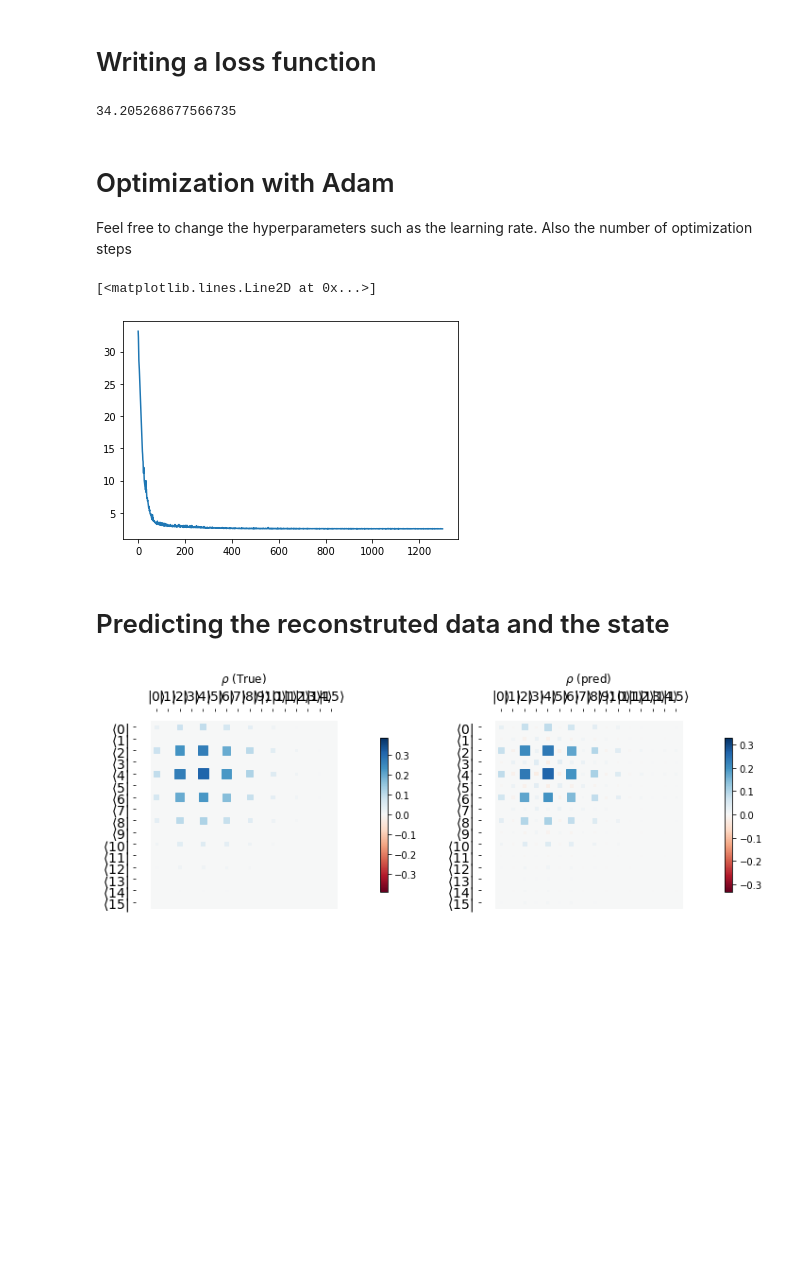
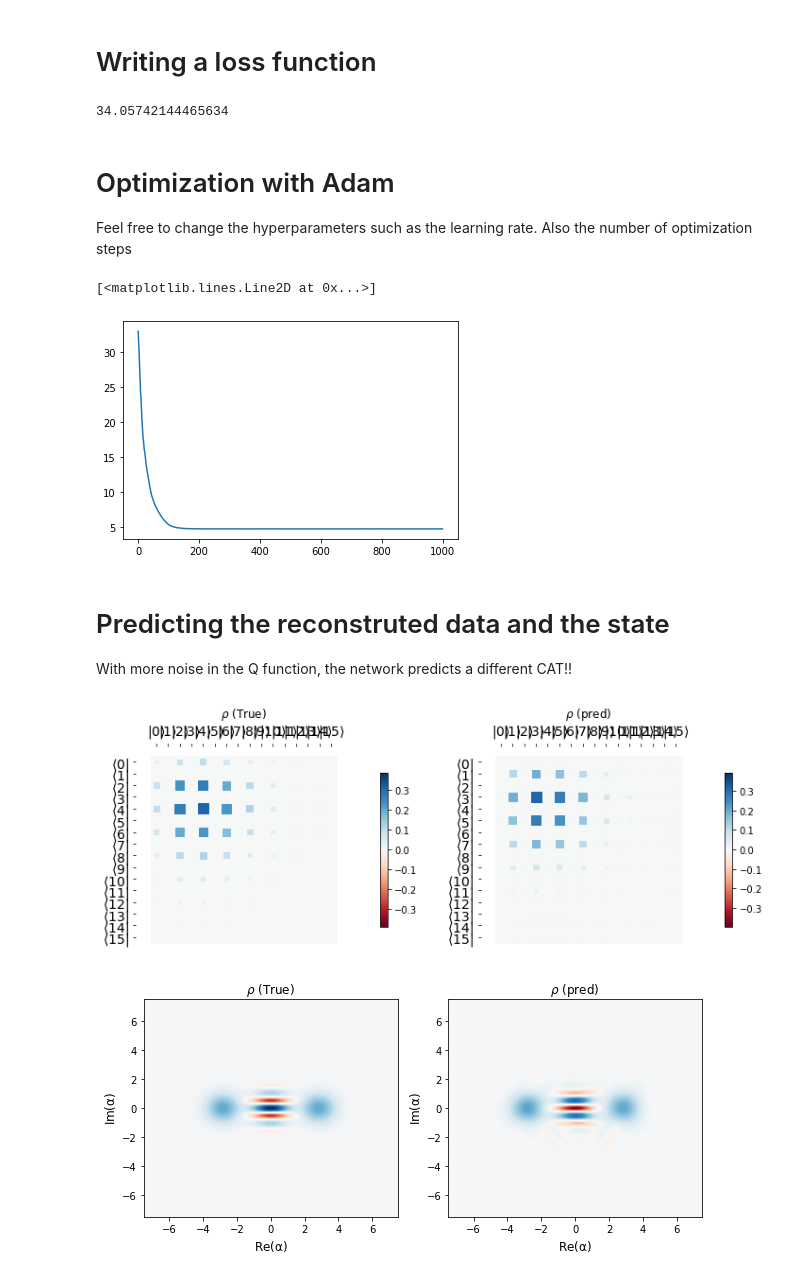
Before and after one commit to quantshah/qst-cgan, a Jupyter notebook: examples/nn-qst-with-jax.ipynb, the cells around one changed output. Saved outputs shown, nothing was run; the diff lists cells and outputs as text; code cells hidden in the pictures; blank space fills up the shorter version.

```diff
--- a/examples/nn-qst-with-jax.ipynb
+++ b/examples/nn-qst-with-jax.ipynb
@@ -98,7 +98,7 @@ where $|\beta_i \rangle $ are coherent states written in the Fock basis.
 grid = 32
 
 xvec = np.linspace(-5, 5, grid)
-yvec = np.linspace(-3, 3, grid)
+yvec = np.linspace(-5, 5, grid)
 
 X, Y = np.meshgrid(xvec, yvec)
 
@@ -123,7 +123,7 @@ plt.show()
 # %% [markdown]
 # Data from sampling/adding Gaussian noise to the measured expectation values
 # %%
-data = quasi_probabilities + np.random.uniform(-0.005, 0.005,
+data = quasi_probabilities + np.random.uniform(-0.009, 0.009,
                                                  size=len(quasi_probabilities))
 # %%
 fig, ax = plt.subplots(1, 2, figsize=(10, 4), sharex=True, sharey=True)
@@ -231,14 +233,19 @@ params = model_forward.init(next(rng_seq), data)
 # %% [markdown]
 # Writing a loss function
 # %%
-def mean_squared_error(y_pred, y):
+def absolute_error(y_pred, y):
     """
-    Mean absolute error between two list of vectors
+    Squared error
 
     Args:
         y_pred, y (ndarray): Two arrays of shape (k, n) with k different vectors each sized n.
     """
-    return jnp.mean((y - y_pred)**2)
+    return jnp.sum(jnp.abs(y - y_pred))
+
+
+@jit
+def cos_sim(y_true, y_pred):
+    return -jnp.sum(y_true * y_pred, axis=-1)
 
 
 @jit
@@ -256,20 +263,19 @@ def loss_fn(params, d, ops):
     rho_predicted = model_forward.apply(params, d)
     data_predicted = expectation(rho_predicted, ops)
     loss = absolute_error(d, data_predicted)
-
-    return loss + 0.001*jnp.sum(jnp.abs(rho_predicted))
+    return loss + 0.01*jnp.sum(jnp.abs(rho_predicted))
 
 
 print(loss_fn(params, data, ops_jax))
 # %% [output]
-34.205268677566735
+34.05742144465634
 # %% [markdown]
 # Optimization with Adam
 
 Feel free to change the hyperparameters such as the learning rate. Also the number
 of optimization steps
 # %%
-optimizer = optax.adam(2e-4, 0.5, 0.5)
+optimizer = optax.adam(2e-4, 0.9, 0.9)
 opt_state = optimizer.init(params)
 
 @jax.jit
@@ -293,20 +299,33 @@ for step in tqdm(range(1000)):
 plt.plot(loss_hist)
 # %% [output]
 [<matplotlib.lines.Line2D at 0x...>]
-[figure, old version]
+[figure, new version]
 # %%
 rho_predicted = model_forward.apply(params, data)
 data_predicted = expectation(rho_predicted, ops_jax)
 rho_predicted = Qobj(np.array(rho_predicted))
 # %% [markdown]
 # Predicting the reconstruted data and the state
+
+With more noise in the Q function, the network predicts a different CAT!!
 # %%
 fig, ax = plt.subplots(1, 2, figsize=(12, 4))
 
 hinton(rho_true, ax=ax[0])
 hinton(rho_predicted, ax=ax[1])
 ax[0].set_title(r"$\rho$ (True)")
 ax[1].set_title(r"$\rho$ (pred)")
 plt.show()
+
+
+fig, ax = plt.subplots(1, 2, figsize=(10, 4))
+
+plot_wigner(rho_true, ax=ax[0])
+plot_wigner(rho_predicted, ax=ax[1])
+
+ax[0].set_title(r"$\rho$ (True)")
+ax[1].set_title(r"$\rho$ (pred)")
+plt.show()
 # %% [output]
-[figure, old version]
+[figure, new version]
+[figure, added]
```
Also changed, not shown: parts of 6 cells of this notebook.
